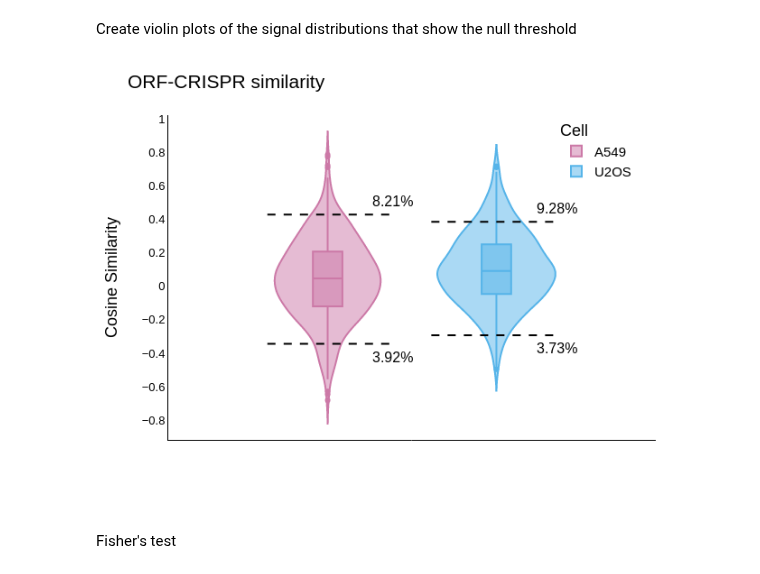
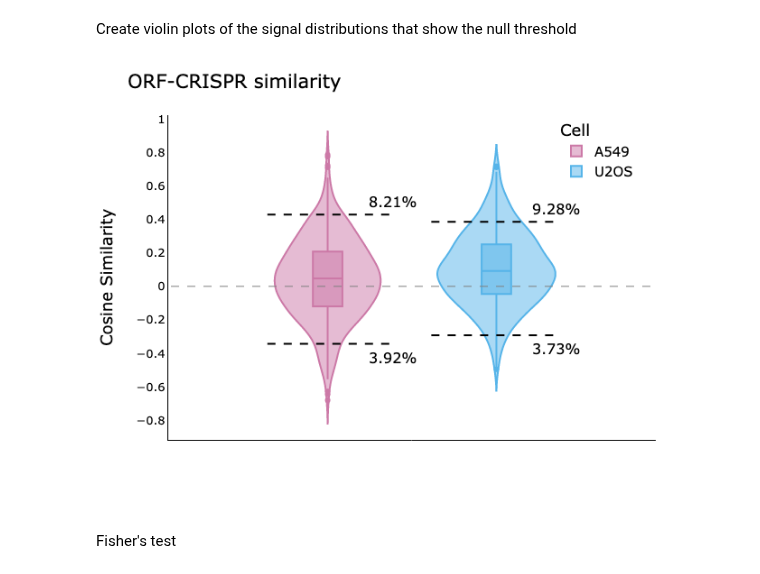
Before and after one commit to jump-cellpainting/2024_Chandrasekaran_NatureMethods, a Jupyter notebook: benchmark/5.visualize-similarities.ipynb, the cells around one changed output. Drawn from its saved outputs; the diff is of its cells as text; code cells hidden in the pictures.

```diff
--- a/benchmark/5.visualize-similarities.ipynb
+++ b/benchmark/5.visualize-similarities.ipynb
@@ -614,29 +449,0 @@ Fisher's test
-# %%
-for cell in threshold_percent_n_1.cell.unique():
-    for genetic_perturbation in threshold_percent_n_1.query(
-        "cell==@cell"
-    ).genetic_perturbation.unique():
-        df = threshold_percent_n_1.query(
-            "cell==@cell and genetic_perturbation==@genetic_perturbation"
-        ).reset_index(drop=True)
-        n_negative_within = df.n[0] - df.n_fifth_percentile[0]
-        n_negative_outside = df.n_fifth_percentile[0]
-        n_positive_within = df.n[0] - df.n_ninetyfifth_percentile[0]
-        n_positive_outside = df.n_ninetyfifth_percentile[0]
-        fisher_table = np.array(
-            [
-                [n_negative_within, n_negative_outside],
-                [n_positive_within, n_positive_outside],
-            ]
-        )
-        fishers_exact = stats.fisher_exact(fisher_table)
-        threshold_percent_n_1.loc[
-            (threshold_percent_n_1.cell == cell)
-            & (threshold_percent_n_1.genetic_perturbation == genetic_perturbation),
-            "fishers_exact_pvalue",
-        ] = utils.convert_pvalue(fishers_exact[1])
-        threshold_percent_n_1.loc[
-            (threshold_percent_n_1.cell == cell)
-            & (threshold_percent_n_1.genetic_perturbation == genetic_perturbation),
-            "fishers_exact_statistic",
-        ] = fishers_exact[0]
@@ -841,34 +626,45 @@ fig.update_layout(
     yaxis1=dict(title="Cosine Similarity", linecolor="#000000", tickfont=dict(size=13)),
     yaxis2=dict(linecolor="#000000"),
     font=dict(size=15, color="black"),
     paper_bgcolor="rgba(0,0,0,0)",
     plot_bgcolor="rgba(0,0,0,0)",
     legend=dict(x=0.8, y=1, bgcolor="white"),
 )
 
 # Add null threshold lines and percent values to the plot
 
 for i, row in threshold_percent_orf_crispr.iterrows():
     fig = utils.add_lines_to_violin_plots(
         fig, row, locations, cell_order, "cell", 5, 0, 1
     )
     fig = utils.add_lines_to_violin_plots(
         fig, row, locations, cell_order, "cell", 95, 0, 1
     )
     fig = utils.add_text_to_violin_plots(
         fig, row, locations, cell_order, "cell", 5, 0, 1
     )
     fig = utils.add_text_to_violin_plots(
         fig, row, locations, cell_order, "cell", 95, 0, 1
     )
 
+# Add horizontal line at 0
+
+fig.add_shape(
+    type="line",
+    x0=-0.5,
+    y0=0,
+    x1=0.5,
+    y1=0,
+    line=dict(color="grey", width=1, dash="dash"),
+)
+
 
 fig.show("png")
 fig.write_image(
     "figures/5.orf_crispr_cosine_similarities.png", width=640, height=480, scale=2
 )
 # %% [output]
-[figure, old version]
+[figure, new version]
 # %% [markdown]
 Fisher's test
 # %%
```
Also changed, not shown: parts of 9 cells of this notebook, 9 other files.
